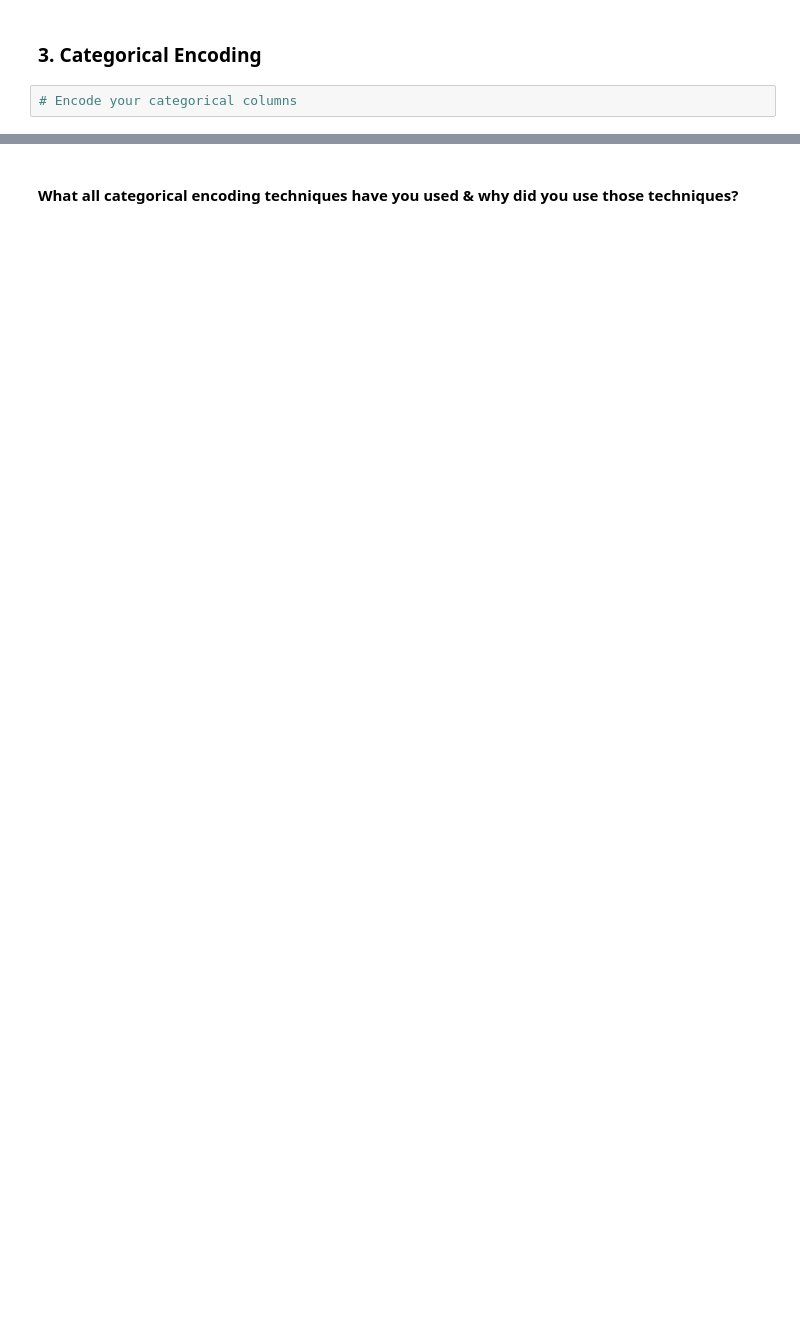
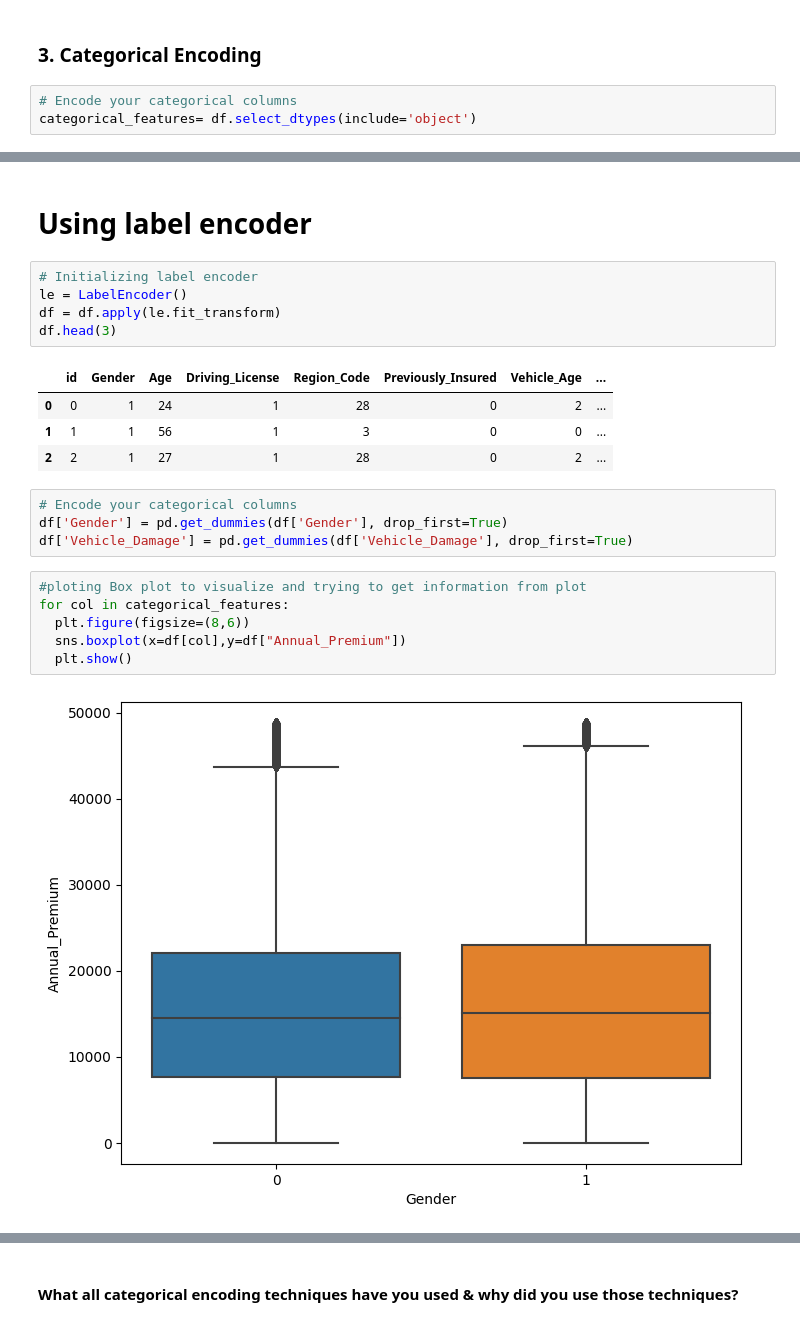
Before and after one commit to Kalpesh-Nandedkar/HEALTH-INSURANCE-CROSS-SELL-PREDICTION, a Jupyter notebook: HEALTH_INSURANCE_CROSS_SELL_PREDICTION.ipynb, the cells around one changed output, grey strips where cells are left out. Saved outputs shown, nothing was run; the diff lists cells and outputs as text; blank space fills up the shorter version.

```diff
--- a/HEALTH_INSURANCE_CROSS_SELL_PREDICTION.ipynb
+++ b/HEALTH_INSURANCE_CROSS_SELL_PREDICTION.ipynb
@@ -890,3 +934,4 @@ Answer Here.
 ### 3. Categorical Encoding
 # %%
 # Encode your categorical columns
+categorical_features= df.select_dtypes(include='object')
@@ -892,0 +945,24 @@ Answer Here.
+# %% [markdown]
+# **Using label encoder**
+# %%
+# Initializing label encoder
+le = LabelEncoder()
+df = df.apply(le.fit_transform)
+df.head(3)
+# %% [output]
+|  | id | Gender | Age | Driving_License | Region_Code | Previously_Insured | Vehicle_Age | ... |
+| 0 | 0 | 1 | 24 | 1 | 28 | 0 | 2 | ... |
+| 1 | 1 | 1 | 56 | 1 | 3 | 0 | 0 | ... |
+| 2 | 2 | 1 | 27 | 1 | 28 | 0 | 2 | ... |
+# %%
+# Encode your categorical columns
+df['Gender'] = pd.get_dummies(df['Gender'], drop_first=True)
+df['Vehicle_Damage'] = pd.get_dummies(df['Vehicle_Damage'], drop_first=True)
+# %%
+#ploting Box plot to visualize and trying to get information from plot
+for col in categorical_features:
+  plt.figure(figsize=(8,6))
+  sns.boxplot(x=df[col],y=df["Annual_Premium"])
+  plt.show()
+# %% [output]
+[figure, added]
```
Also changed, not shown: parts of 40 cells of this notebook.
